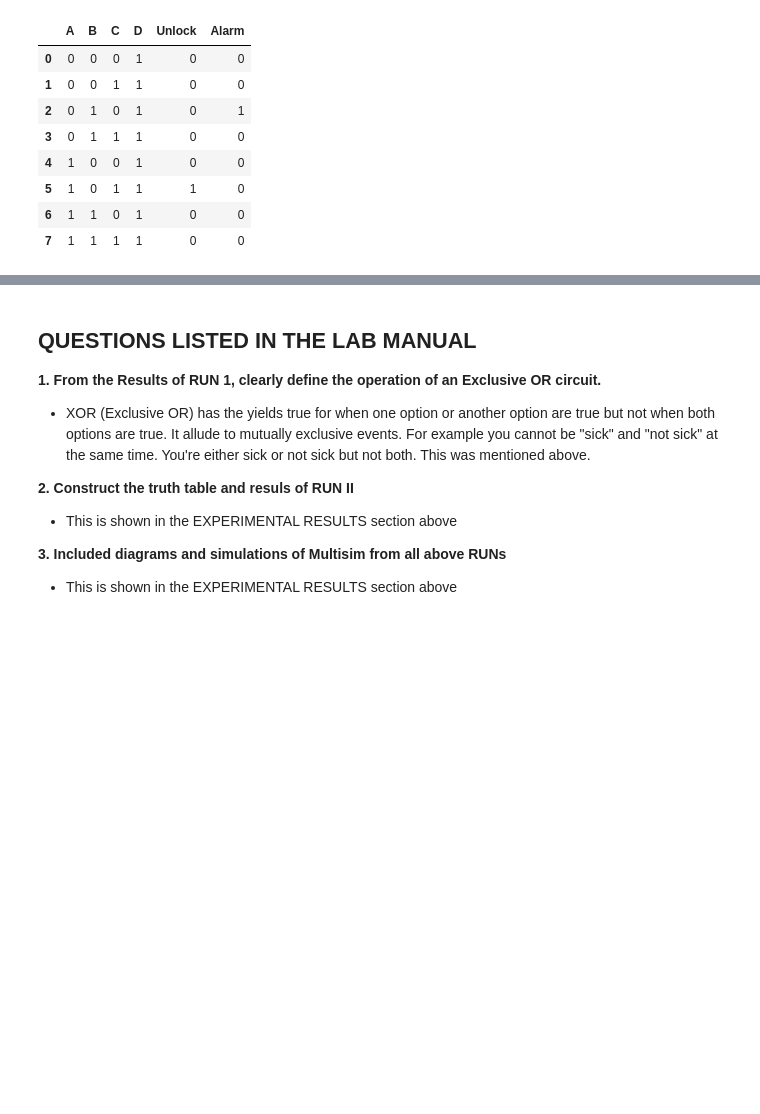
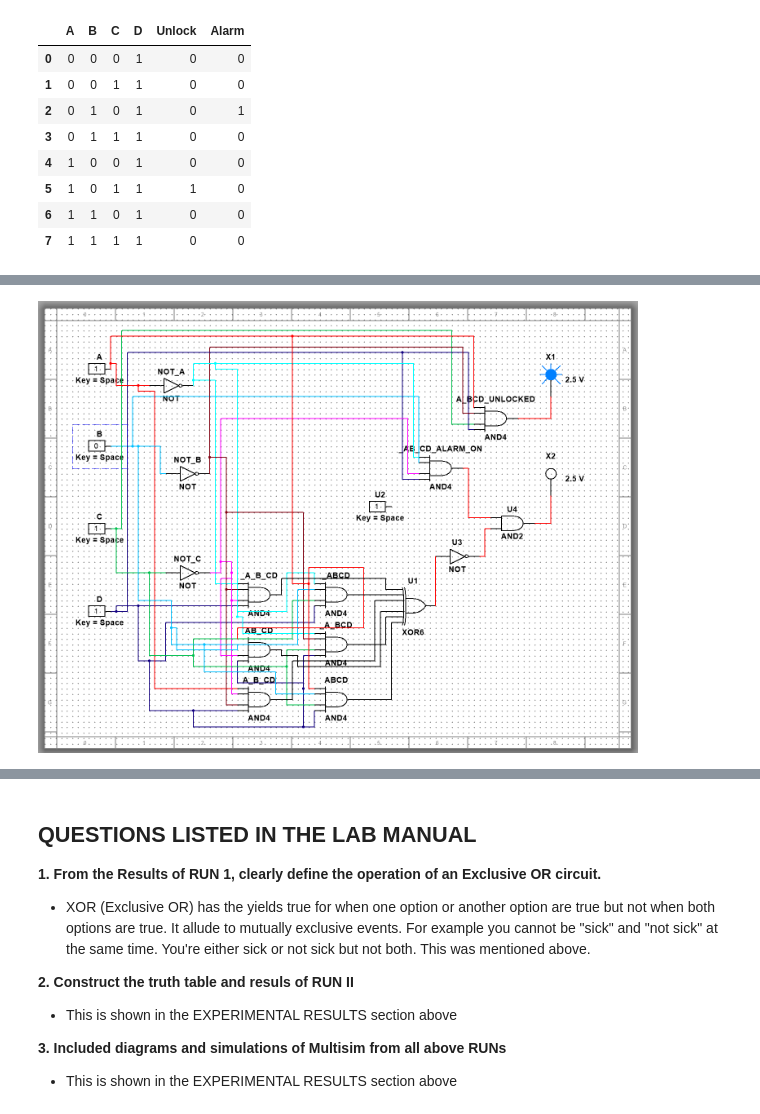
Before and after one commit to cbamedjonekou/cbamedjonekou.github.io, a Jupyter notebook: Labs/EET 2162-E242 (Digital Electronics) Lab 3.ipynb, the cells around one changed output, grey strips where cells are left out. Drawn from its saved outputs; the diff is of its cells as text; code cells hidden in the pictures; blank space fills up the shorter version.

```diff
--- a/Labs/EET 2162-E242 (Digital Electronics) Lab 3.ipynb
+++ b/Labs/EET 2162-E242 (Digital Electronics) Lab 3.ipynb
@@ -119,4 +119,6 @@ $\textbf{Locked} = \textbf{Alarm On} \cap \textbf{Alarm Off/Incorrect Passcode}$
 
 $\textbf{Output} = \textbf{Unlocked} \oplus \textbf{Locked} = \mathbf{A\overline{B}CD} \oplus \big(\mathbf{\overline{A}B\overline{C}D}\big)\big(\overline{\mathbf{\overline{A}\overline{B}\overline{C}D \oplus \overline{A}\overline{B}CD \oplus \overline{A}BCD \oplus A\overline{B}\overline{C}D \oplus AB\overline{C}D \oplus ABCD}}\big)$
 # %%
-i(filename= '/Users/Chris/Desktop/Images/DC20.png', width= 400, height= 400)
+i(filename= '/Users/Chris/Desktop/Images/DC20.png', width= 600, height= 400)
+# %% [output]
+[figure, added]
```
Also changed, not shown: parts of 3 cells of this notebook, 16 other files.
